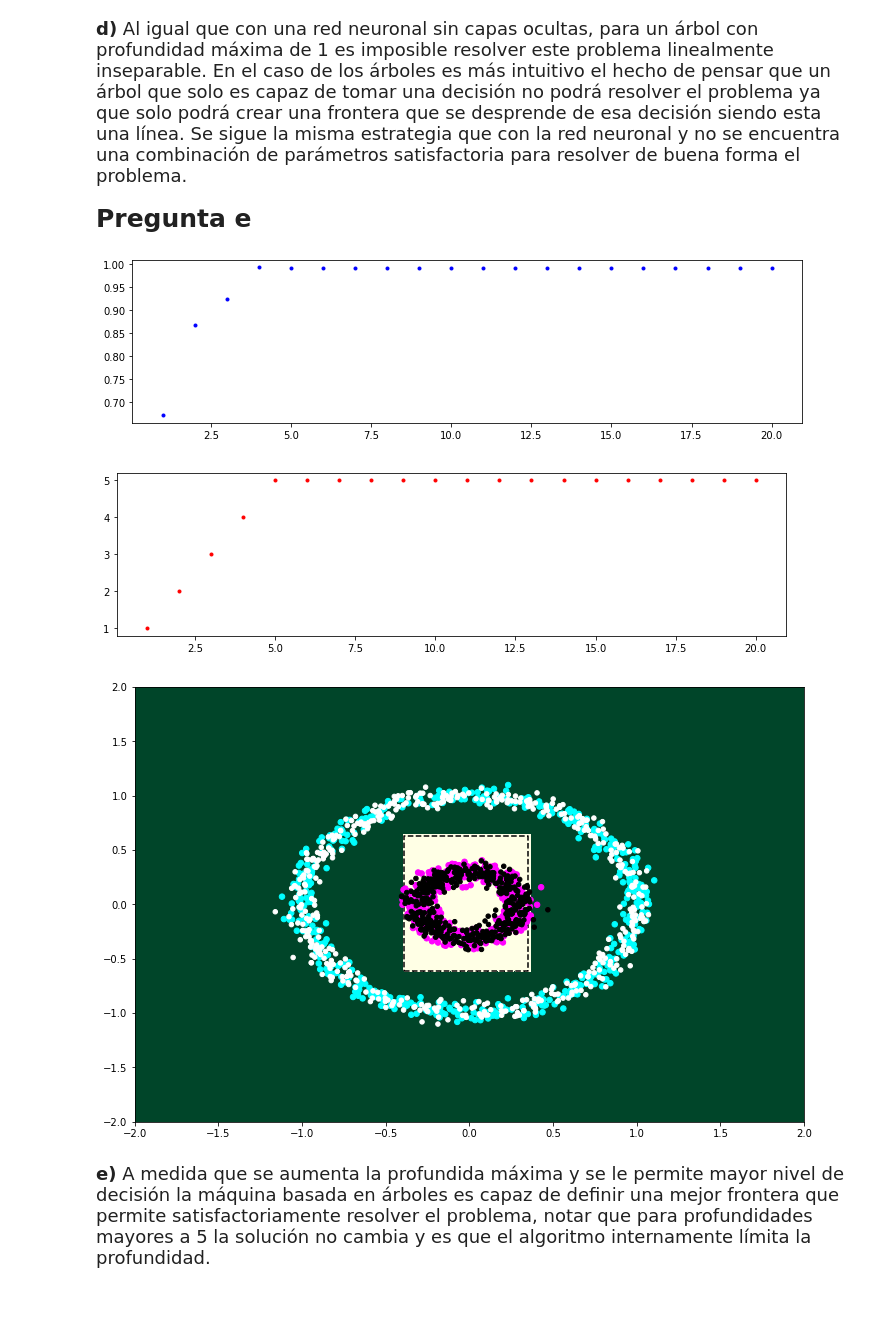
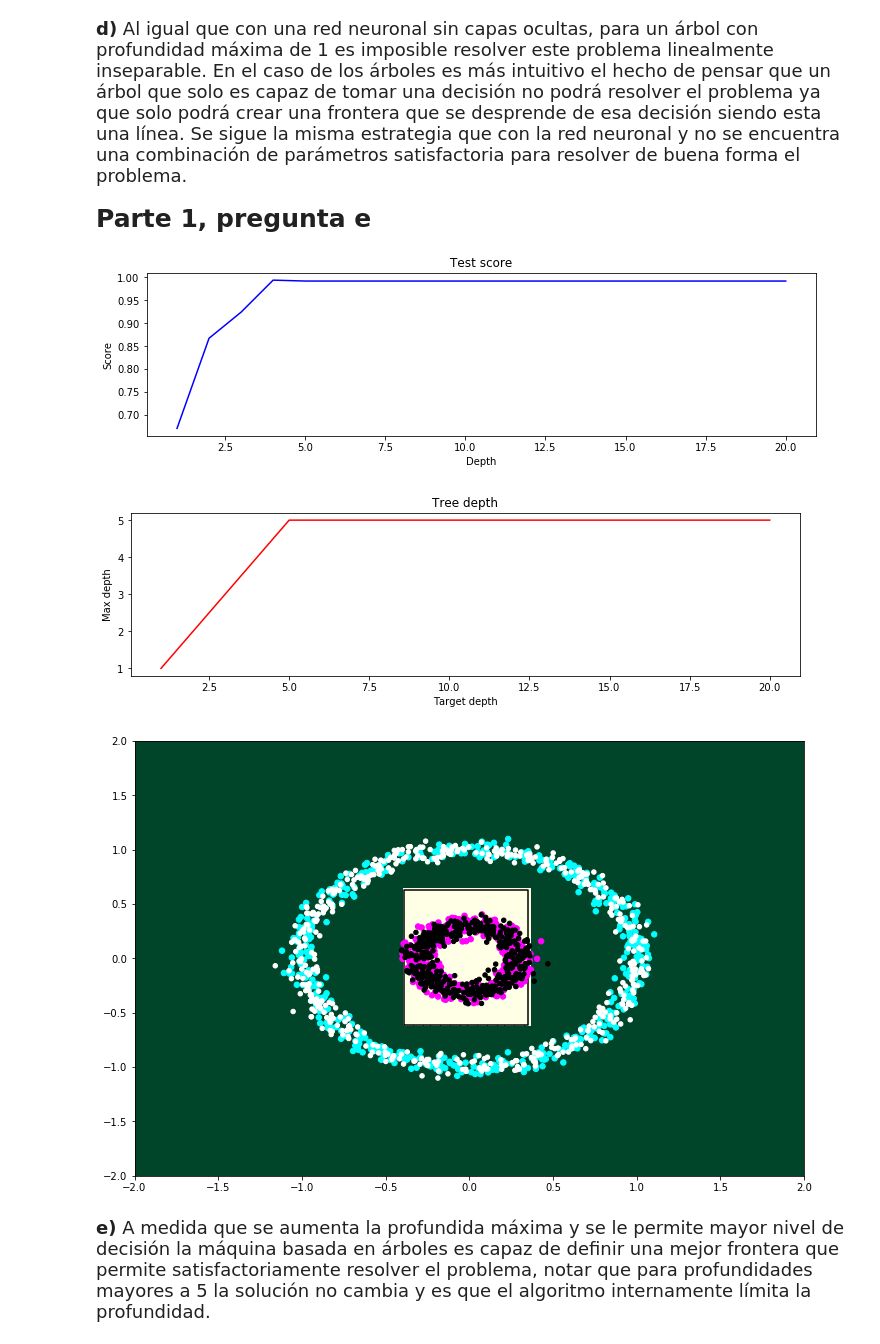
Before and after one commit to Sitrico/ML-T3, a Jupyter notebook: Laboratorio 3 - Parte 1.ipynb, the cells around one changed output. Drawn from its saved outputs; the diff is of its cells as text; code cells hidden in the pictures; blank space fills up the shorter version.

```diff
--- a/Laboratorio 3 - Parte 1.ipynb
+++ b/Laboratorio 3 - Parte 1.ipynb
@@ -219,34 +222,40 @@ Al igual que con una red neuronal sin capas ocultas, para un árbol con profundi
 </p>
 # %% [markdown]
 <p style="font-size: 25px; line-height: 135%;}">
-<b>Pregunta e</b>
+<b>Parte 1, pregunta e</b>
 </p>
 # %%
 from sklearn.tree import DecisionTreeClassifier as Tree
 
 maxi = list(range(1, 21))
 acc_test = list()
 max_depth = list()
 
 for i in range(1, 21):
     clf=Tree(criterion='gini',splitter='best',random_state=0,max_depth=i)
     clf.fit(x_train,y_train)
     acc_test.append(clf.score(x_test,y_test))
     max_depth.append(clf.tree_.max_depth)
 
 plt.figure(figsize=(12,3))
-plt.plot(maxi, acc_test, '.', color='b')
+plt.plot(maxi, acc_test, '-', color='b')
+plt.xlabel('Depth')
+plt.ylabel('Score')
+plt.title('Test score')
 plt.show()
 plt.figure(figsize=(12,3))
-plt.plot(maxi, max_depth, '.', color='r')
+plt.plot(maxi, max_depth, '-', color='r')
+plt.ylabel('Max depth')
+plt.xlabel('Target depth')
+plt.title('Tree depth')
 plt.show()
 
 clf=Tree(criterion='gini',splitter='best',random_state=0,max_depth=4)
 clf.fit(x_train,y_train)
 plot_classifier(clf,x_train,y_train,x_test,y_test,'tree')
 # %% [output]
-[figure, old version]
+[figure, new version]
-[figure, old version]
+[figure, new version]
 [figure]
 # %% [markdown]
 <p style="font-size: 18px; line-height: 135%;}">
```
Also changed, not shown: parts of 12 cells of this notebook.
